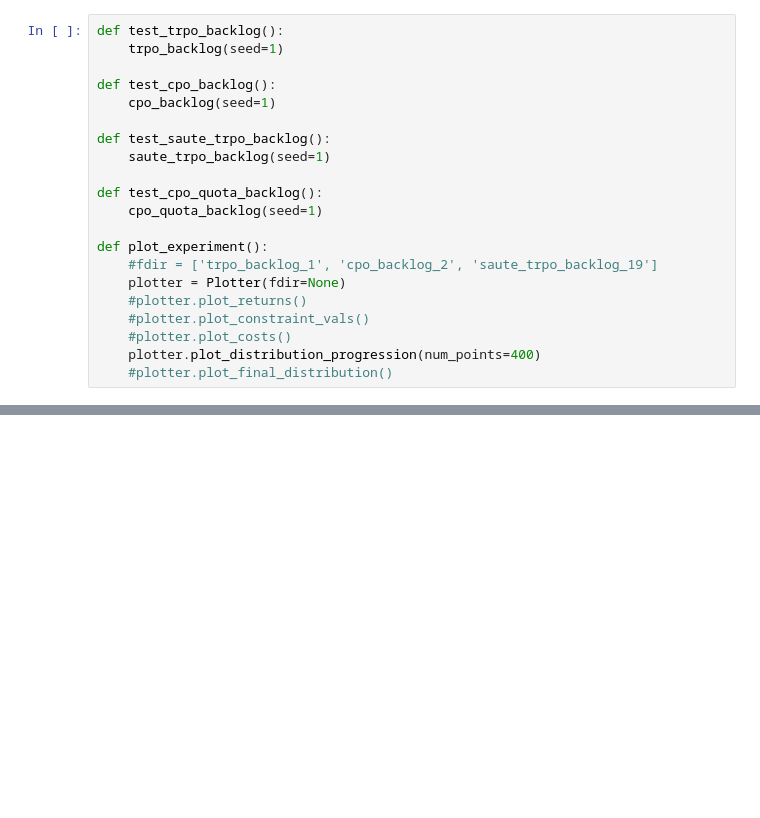
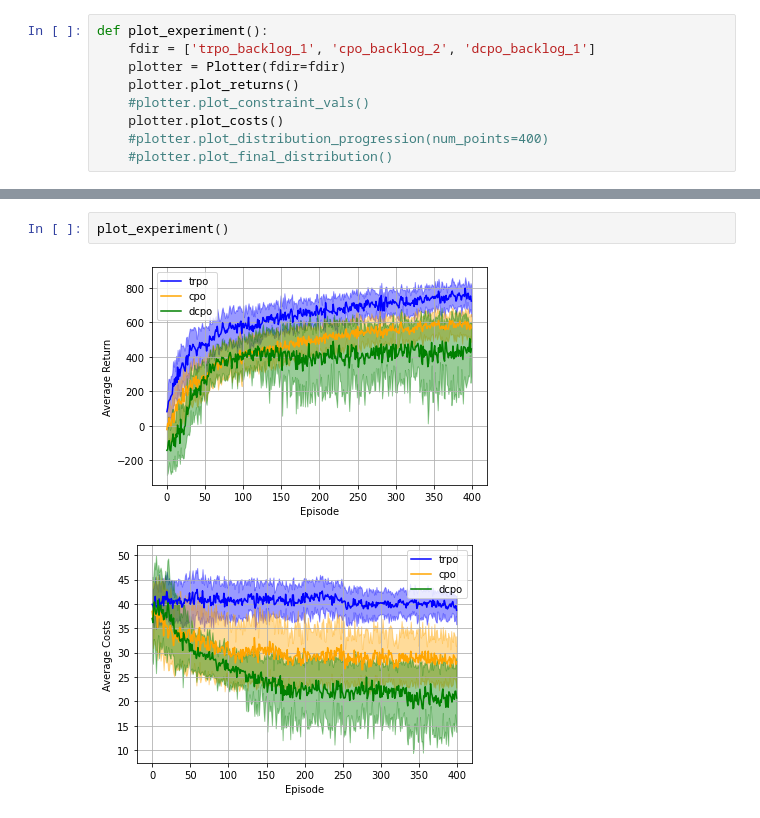
Before and after one commit to jaimesabalimperial/jaisalab, a Jupyter notebook: experiments.ipynb, the cells around one changed output, grey strips where cells are left out. Cells and saved outputs as stored; diff of their text form; blank space fills up the shorter version.

```diff
--- a/experiments.ipynb
+++ b/experiments.ipynb
@@ -6,21 +22,9 @@ from jaisalab.metrics import Plotter
 # %%
-def test_trpo_backlog():
-    trpo_backlog(seed=1)
-
-def test_cpo_backlog():
-    cpo_backlog(seed=1)
-
-def test_saute_trpo_backlog():
-    saute_trpo_backlog(seed=1)
-
-def test_cpo_quota_backlog():
-    cpo_quota_backlog(seed=1)
-
 def plot_experiment():
-    #fdir = ['trpo_backlog_1', 'cpo_backlog_2', 'saute_trpo_backlog_19']
-    plotter = Plotter(fdir=None)
-    #plotter.plot_returns()
+    fdir = ['trpo_backlog_1', 'cpo_backlog_2', 'dcpo_backlog_1']
+    plotter = Plotter(fdir=fdir)
+    plotter.plot_returns()
     #plotter.plot_constraint_vals()
-    #plotter.plot_costs()
-    plotter.plot_distribution_progression(num_points=400)
+    plotter.plot_costs()
+    #plotter.plot_distribution_progression(num_points=400)
     #plotter.plot_final_distribution()
@@ -46,0 +31,5 @@ QUOTAValueFunction/dLoss
+# %%
+plot_experiment()
+# %% [output]
+[figure, added]
+[figure, added]
```
Also changed, not shown: parts of 4 cells of this notebook, 5 other files.
